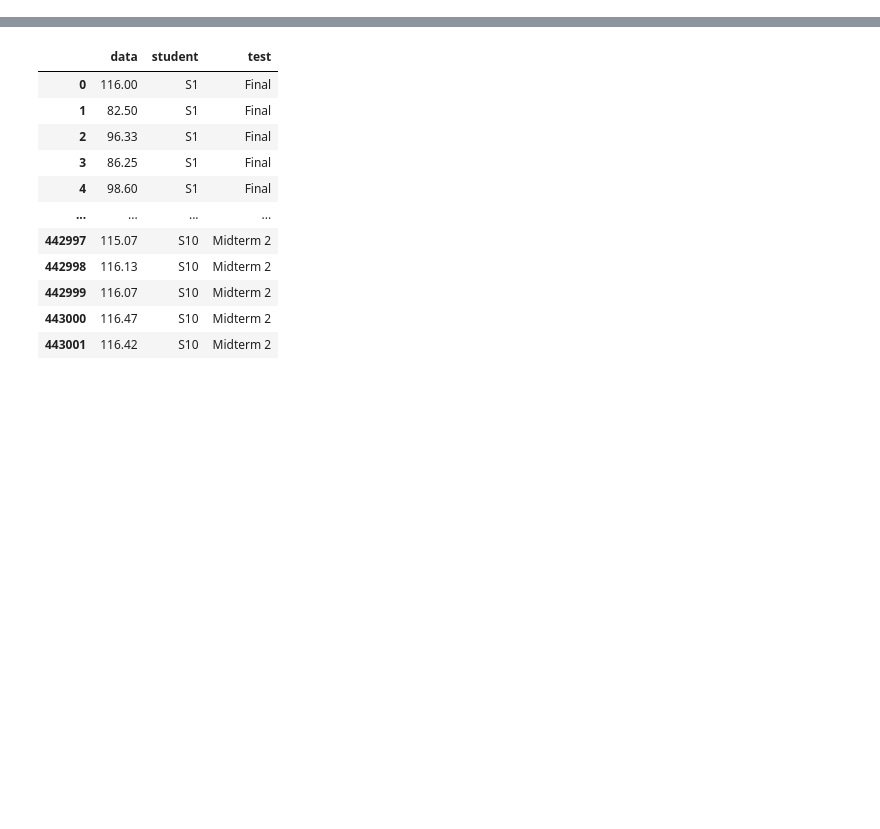
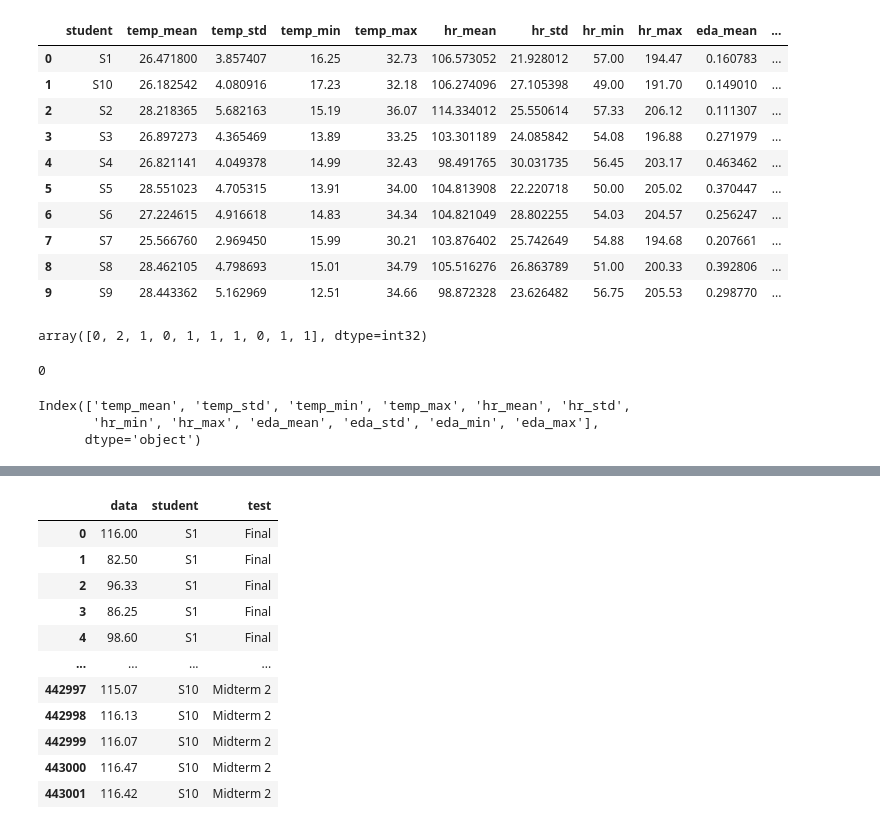
Before and after one commit to jyepez26/final-project-106, a Jupyter notebook: explore_data.ipynb, the cells around one changed output, grey strips where cells are left out. Drawn from its saved outputs; the diff is of its cells as text; code cells hidden in the pictures; blank space fills up the shorter version.

```diff
--- a/explore_data.ipynb
+++ b/explore_data.ipynb
@@ -36,0 +39,3 @@ pd.concat([eda, hr, temp], axis=1)
+# %%
+hr = pd.read_csv("data/HR_df.csv").rename(columns={'data':'hr'})
+temp = pd.read_csv("data/TEMP_df.csv").drop(columns=['Unnamed: 0'])
@@ -36,0 +58,32 @@ pd.concat([eda, hr, temp], axis=1)
+# %%
+# Step 1: Aggregate features per student
+eda_features = eda.groupby('student')['eda'].agg(['mean', 'std', 'min', 'max']).reset_index().rename(columns={'mean':'eda_mean','std':'eda_std','min':'eda_min','max':'eda_max'})
+temp_features = temp.groupby('student')['temp'].agg(['mean', 'std', 'min', 'max']).reset_index().rename(columns={'mean':'temp_mean','std':'temp_std','min':'temp_min','max':'temp_max'})
+hr_features = hr.groupby('student')['hr'].agg(['mean', 'std', 'min', 'max']).reset_index().rename(columns={'mean':'hr_mean','std':'hr_std','min':'hr_min','max':'hr_max'})
+
+# Step 2: Merge features per student
+merged_features = temp_features.merge(hr_features, on='student', how='inner').merge(eda_features, on='student', how='inner')
+
+# Step 3: Remove 'student' column for clustering (or keep as index)
+X = merged_features.drop(columns=['student'])
+
+# Step 4: Fit KMeans
+kmeans = KMeans(n_clusters=3, random_state=42)
+kmeans.fit(X)
+
+# Optional: Add cluster labels
+merged_features['cluster'] = kmeans.labels_
+# %%
+merged_features
+# %% [output]
+|  | student | temp_mean | temp_std | temp_min | temp_max | hr_mean | hr_std | hr_min | hr_max | eda_mean | ... |
+| 0 | S1 | 26.471800 | 3.857407 | 16.25 | 32.73 | 106.573052 | 21.928012 | 57.00 | 194.47 | 0.160783 | ... |
+| 1 | S10 | 26.182542 | 4.080916 | 17.23 | 32.18 | 106.274096 | 27.105398 | 49.00 | 191.70 | 0.149010 | ... |
+| 2 | S2 | 28.218365 | 5.682163 | 15.19 | 36.07 | 114.334012 | 25.550614 | 57.33 | 206.12 | 0.111307 | ... |
+| 3 | S3 | 26.897273 | 4.365469 | 13.89 | 33.25 | 103.301189 | 24.085842 | 54.08 | 196.88 | 0.271979 | ... |
+| 4 | S4 | 26.821141 | 4.049378 | 14.99 | 32.43 | 98.491765 | 30.031735 | 56.45 | 203.17 | 0.463462 | ... |
+| 5 | S5 | 28.551023 | 4.705315 | 13.91 | 34.00 | 104.813908 | 22.220718 | 50.00 | 205.02 | 0.370447 | ... |
+| 6 | S6 | 27.224615 | 4.916618 | 14.83 | 34.34 | 104.821049 | 28.802255 | 54.03 | 204.57 | 0.256247 | ... |
+| 7 | S7 | 25.566760 | 2.969450 | 15.99 | 30.21 | 103.876402 | 25.742649 | 54.88 | 194.68 | 0.207661 | ... |
+| 8 | S8 | 28.462105 | 4.798693 | 15.01 | 34.79 | 105.516276 | 26.863789 | 51.00 | 200.33 | 0.392806 | ... |
+| 9 | S9 | 28.443362 | 5.162969 | 12.51 | 34.66 | 98.872328 | 23.626482 | 56.75 | 205.53 | 0.298770 | ... |
@@ -36,0 +93,8 @@ pd.concat([eda, hr, temp], axis=1)
+# %%
+kmeans.predict(X)
+# %% [output]
+array([0, 2, 1, 0, 1, 1, 1, 0, 1, 1], dtype=int32)
+# %%
+int(kmeans.predict(predict)[0])
+# %% [output]
+0
@@ -36,0 +103,6 @@ pd.concat([eda, hr, temp], axis=1)
+# %%
+cols
+# %% [output]
+Index(['temp_mean', 'temp_std', 'temp_min', 'temp_max', 'hr_mean', 'hr_std',
+       'hr_min', 'hr_max', 'eda_mean', 'eda_std', 'eda_min', 'eda_max'],
+      dtype='object')
```
Also changed, not shown: parts of 45 cells of this notebook, 9 other files.
